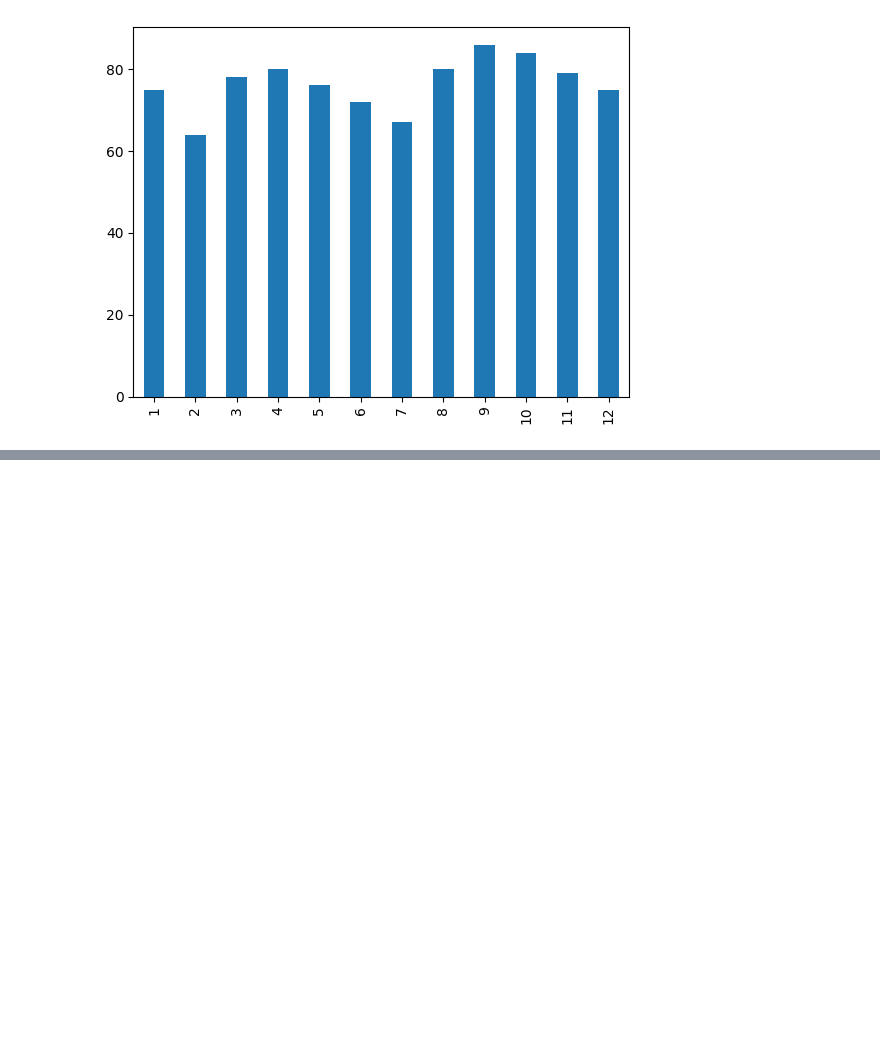
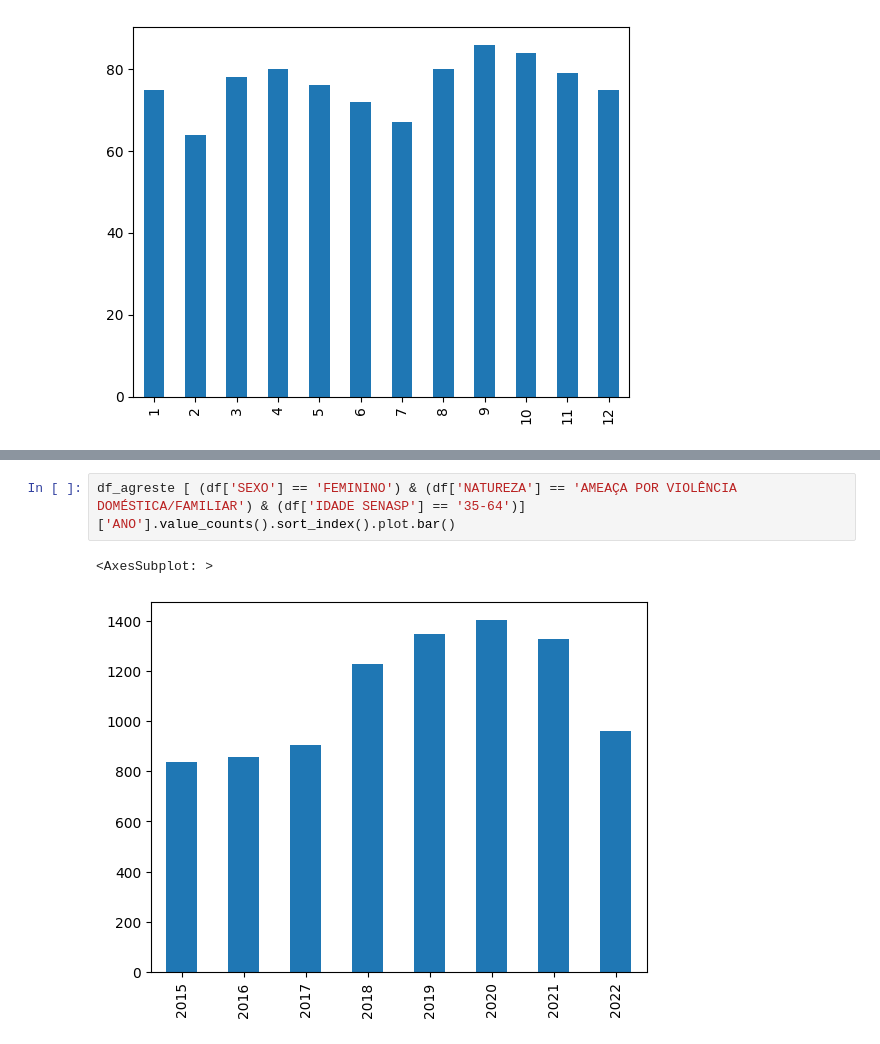
Before and after one commit to HitaloNasc/temporal-analysis-of-domestic-violence-in-the-state-of-pernambuco, a Jupyter notebook: analises/teste_violencia.ipynb, the cells around one changed output, grey strips where cells are left out. Drawn from its saved outputs; the diff is of its cells as text; blank space fills up the shorter version.

```diff
--- a/analises/teste_violencia.ipynb
+++ b/analises/teste_violencia.ipynb
@@ -658,0 +876,5 @@ df_metropolitana[ (df['SEXO'] == 'FEMININO') & (df['IDADE SENASP'] == '35-64') &
+# %%
+df_agreste [ (df['SEXO'] == 'FEMININO') & (df['NATUREZA'] == 'AMEAÇA POR VIOLÊNCIA DOMÉSTICA/FAMILIAR') & (df['IDADE SENASP'] == '35-64')]['ANO'].value_counts().sort_index().plot.bar()
+# %% [output]
+<AxesSubplot: >
+[figure, added]
```
Also changed, not shown: parts of 24 cells of this notebook.
